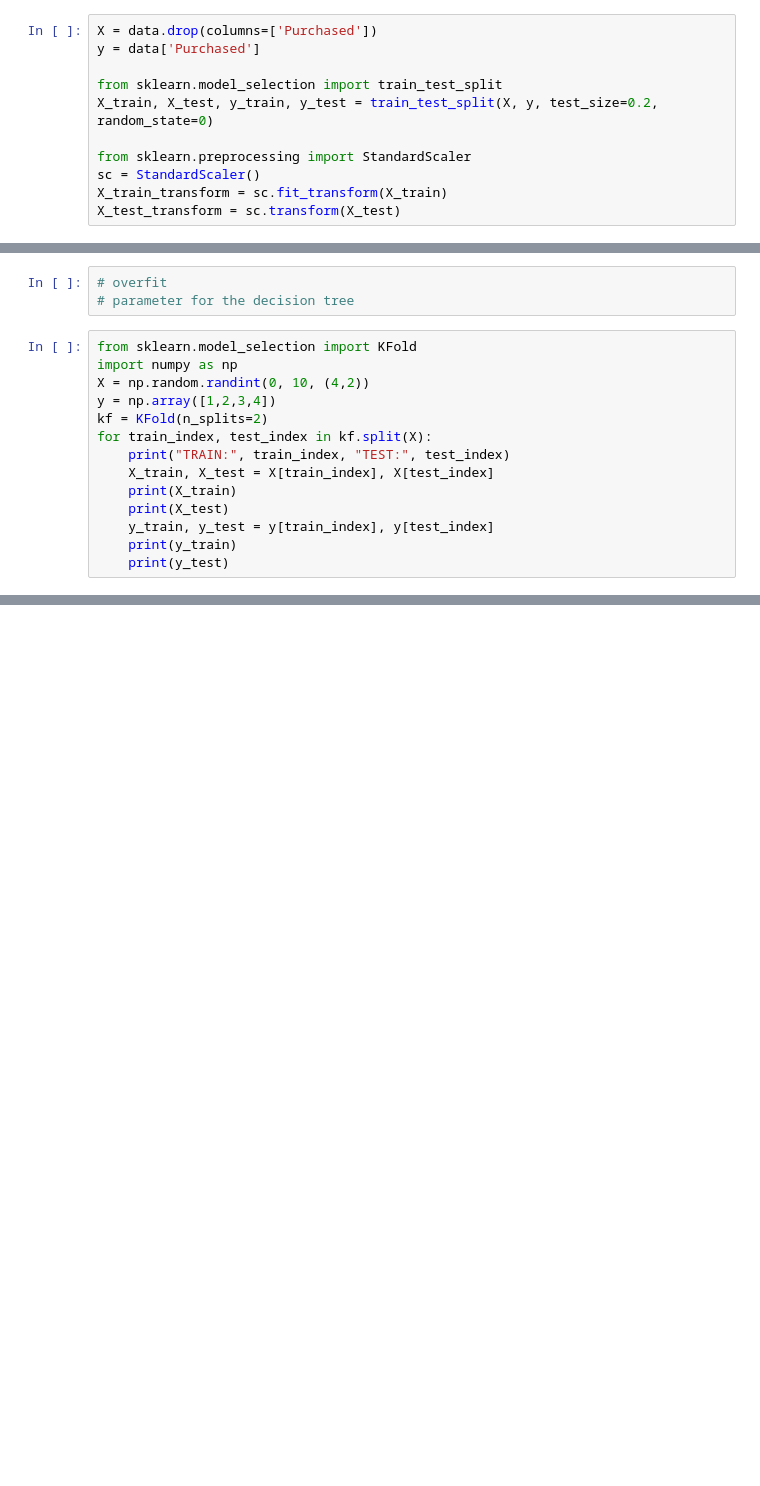
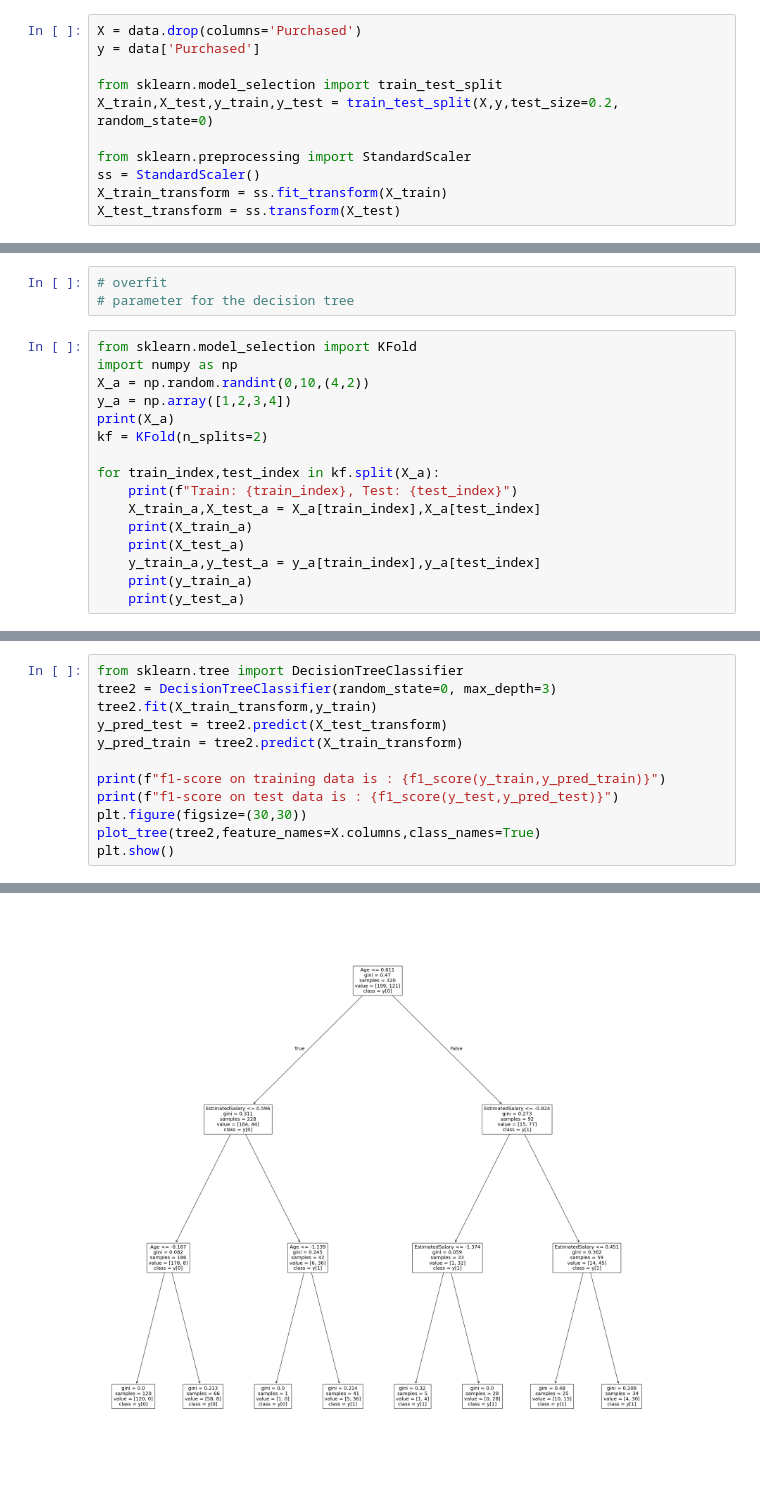
Before and after one commit to VadymKalin/nvidia_certified_associate_generative_ai_llms, a Jupyter notebook: Decision_tree.ipynb, the cells around one changed output, grey strips where cells are left out. Drawn from its saved outputs; the diff is of its cells as text; blank space fills up the shorter version.

```diff
--- a/Decision_tree.ipynb
+++ b/Decision_tree.ipynb
@@ -18,16 +18,16 @@ data.head()
 | 3 | 27 | 57000 | 0 |
 | 4 | 19 | 76000 | 0 |
 # %%
-X = data.drop(columns=['Purchased'])
+X = data.drop(columns='Purchased')
 y = data['Purchased']
 
 from sklearn.model_selection import train_test_split
-X_train, X_test, y_train, y_test = train_test_split(X, y, test_size=0.2, random_state=0)
+X_train,X_test,y_train,y_test = train_test_split(X,y,test_size=0.2, random_state=0)
 
 from sklearn.preprocessing import StandardScaler
-sc = StandardScaler()
-X_train_transform = sc.fit_transform(X_train)
-X_test_transform = sc.transform(X_test)
+ss = StandardScaler()
+X_train_transform = ss.fit_transform(X_train)
+X_test_transform = ss.transform(X_test)
 # %%
 from sklearn.tree import DecisionTreeClassifier
 tree = DecisionTreeClassifier(random_state=0)
@@ -63,15 +63,17 @@ f1_score(y_train, y_pred_test)
 # %%
 from sklearn.model_selection import KFold
 import numpy as np
-X = np.random.randint(0, 10, (4,2))
-y = np.array([1,2,3,4])
+X_a = np.random.randint(0,10,(4,2))
+y_a = np.array([1,2,3,4])
+print(X_a)
 kf = KFold(n_splits=2)
-for train_index, test_index in kf.split(X):
-    print("TRAIN:", train_index, "TEST:", test_index)
-    X_train, X_test = X[train_index], X[test_index]
-    print(X_train)
-    print(X_test)
-    y_train, y_test = y[train_index], y[test_index]
-    print(y_train)
-    print(y_test)
+
+for train_index,test_index in kf.split(X_a):
+    print(f"Train: {train_index}, Test: {test_index}")
+    X_train_a,X_test_a = X_a[train_index],X_a[test_index]
+    print(X_train_a)
+    print(X_test_a)
+    y_train_a,y_test_a = y_a[train_index],y_a[test_index]
+    print(y_train_a)
+    print(y_test_a)
 # %% [output]
@@ -91,0 +114,13 @@ TRAIN: [0 1] TEST: [2 3]
+# %%
+from sklearn.tree import DecisionTreeClassifier
+tree2 = DecisionTreeClassifier(random_state=0, max_depth=3)
+tree2.fit(X_train_transform,y_train)
+y_pred_test = tree2.predict(X_test_transform)
+y_pred_train = tree2.predict(X_train_transform)
+
+print(f"f1-score on training data is : {f1_score(y_train,y_pred_train)}")
+print(f"f1-score on test data is : {f1_score(y_test,y_pred_test)}")
+plt.figure(figsize=(30,30))
+plot_tree(tree2,feature_names=X.columns,class_names=True)
+plt.show()
+# %% [output]
@@ -91,0 +129 @@ TRAIN: [0 1] TEST: [2 3]
+[figure, added]
```
Also changed, not shown: parts of 3 cells of this notebook.
